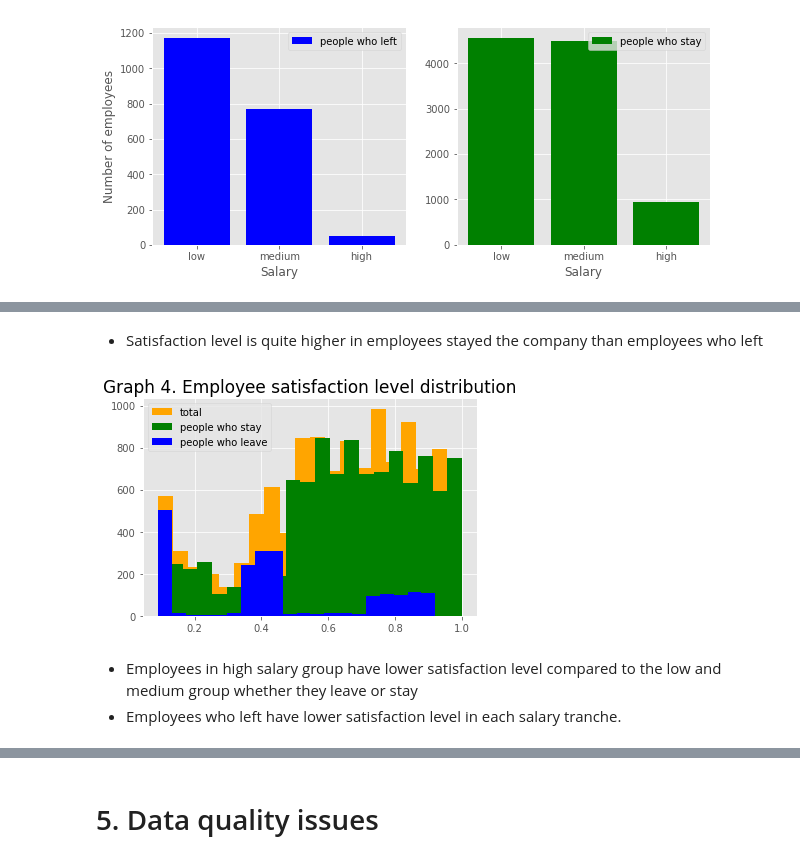
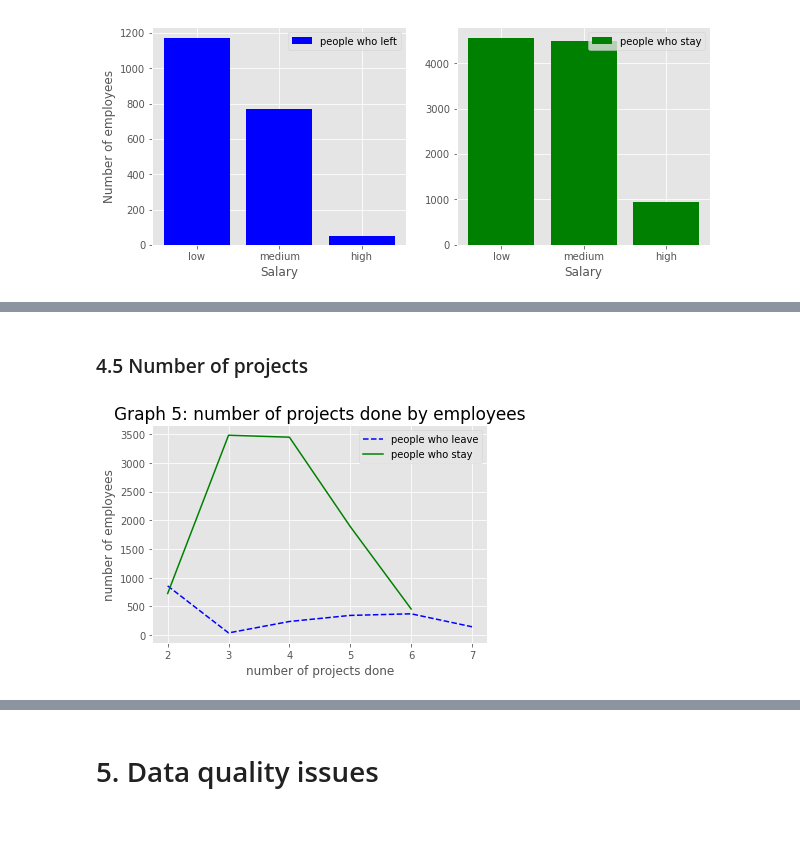
Before and after one commit to MariaGamero/TFM-ReasonsforEmployeeTurnover, a Jupyter notebook: Employee_retention.ipynb, the cells around one changed output, grey strips where cells are left out. Saved outputs shown, nothing was run; the diff lists cells and outputs as text; code cells hidden in the pictures; blank space fills up the shorter version.

```diff
--- a/Employee_retention.ipynb
+++ b/Employee_retention.ipynb
@@ -317,11 +312,0 @@ Mean satisfaction of employees who stay is 67 percent
-# %% [markdown]
-*  Satisfaction level is quite higher in employees stayed the company than employees who left
-# %%
-plt.hist(hr_no_dupl.satisfaction_level,bins=20,color='orange',label='total')
-plt.hist(people_who_stay.satisfaction_level,bins=20,color='green',label='people who stay',) #people who stay
-plt.hist(people_who_leave.satisfaction_level,bins=20,color='blue',label='people who leave') #people who leave
-plt.title("Graph 4. Employee satisfaction level distribution", fontsize = 17)
-plt.legend()
-plt.show()
-# %% [output]
-[figure, removed]
@@ -330,3 +313,12 @@ plt.show()
-# %% [markdown]
-* Employees in high salary group have lower satisfaction level compared to the low and medium group whether they leave or stay
-* Employees who left have lower satisfaction level in each salary tranche.
+# %% [markdown]
+### 4.5 Number of projects
+# %%
+plt.plot(people_who_leave.groupby('number_project')['left'].count(),'b--',label='people who leave')
+plt.plot(people_who_stay.groupby('number_project')['left'].count(),'green',label='people who stay')
+plt.ylabel('number of employees')
+plt.xlabel('number of projects done')
+plt.legend()
+plt.title('Graph 5: number of projects done by employees', fontsize = 17)
+plt.show()
+# %% [output]
+[figure, added]
```
Also changed, not shown: parts of 20 cells of this notebook.
